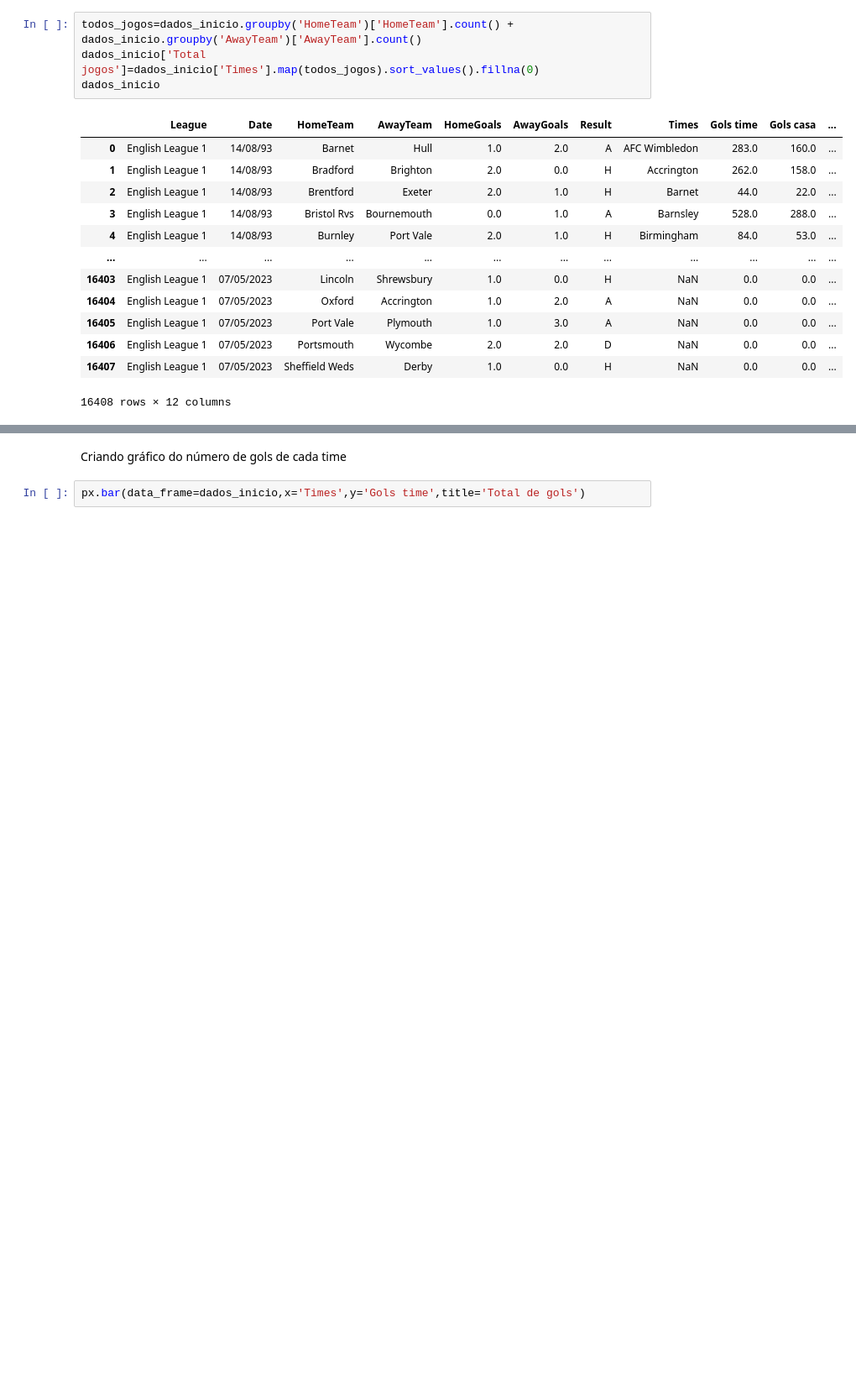
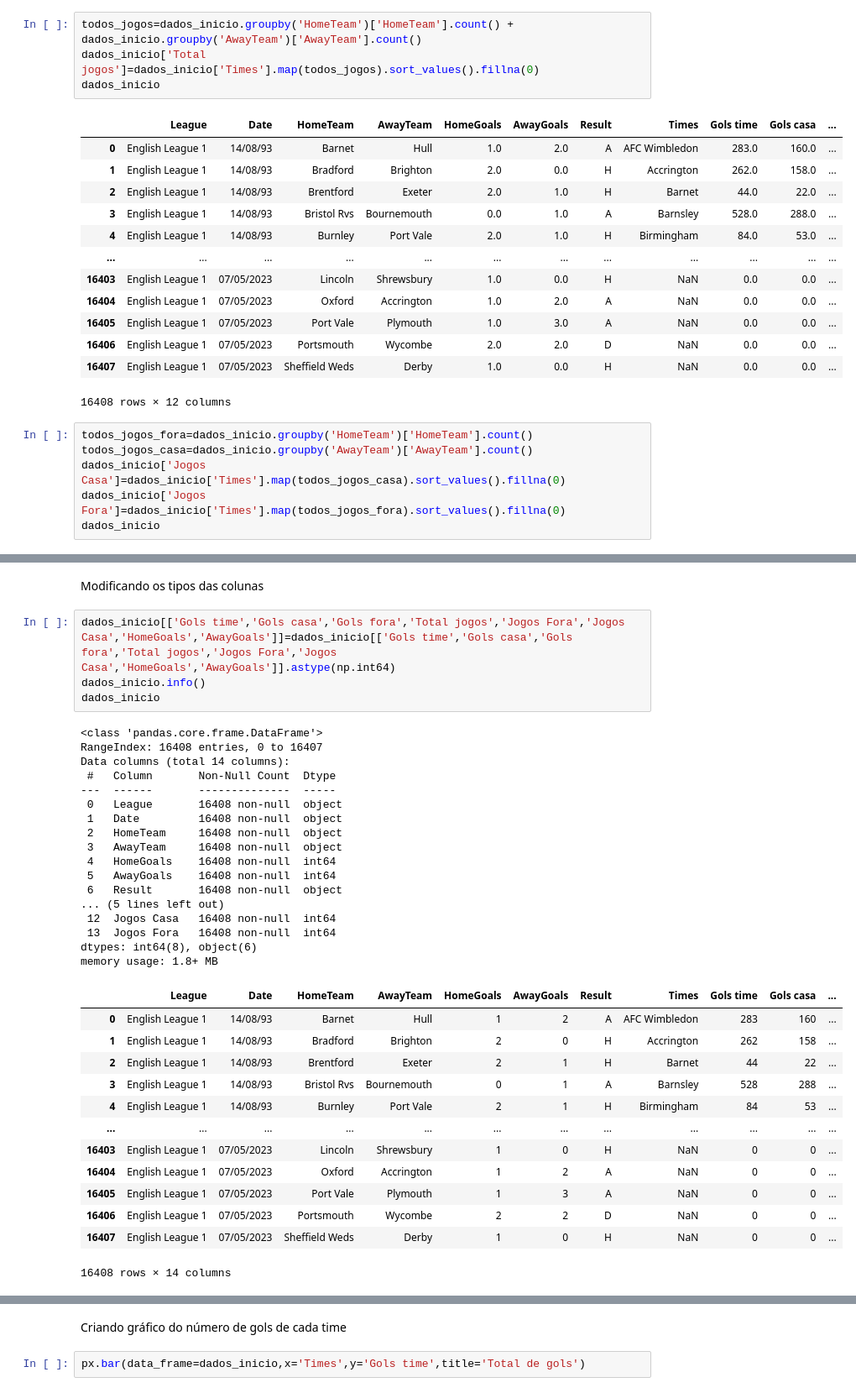
Before and after one commit to Jgabriel1800/Times_ingleses, a Jupyter notebook: premierleague.ipynb, the cells around one changed output, grey strips where cells are left out. Shown at 84% size. Drawn from its saved outputs; the diff is of its cells as text; blank space fills up the shorter version.

```diff
--- a/premierleague.ipynb
+++ b/premierleague.ipynb
@@ -182,3 +182,9 @@ dados_inicio
 | 16406 | English League 1 | 07/05/2023 | Portsmouth | Wycombe | 2.0 | 2.0 | D | NaN | 0.0 | 0.0 | ... |
 | 16407 | English League 1 | 07/05/2023 | Sheffield Weds | Derby | 1.0 | 0.0 | H | NaN | 0.0 | 0.0 | ... |
 16408 rows × 12 columns
+# %%
+todos_jogos_fora=dados_inicio.groupby('HomeTeam')['HomeTeam'].count()
+todos_jogos_casa=dados_inicio.groupby('AwayTeam')['AwayTeam'].count()
+dados_inicio['Jogos Casa']=dados_inicio['Times'].map(todos_jogos_casa).sort_values().fillna(0)
+dados_inicio['Jogos Fora']=dados_inicio['Times'].map(todos_jogos_fora).sort_values().fillna(0)
+dados_inicio
@@ -184,0 +205,37 @@ dados_inicio
+# %% [markdown]
+Modificando os tipos das colunas
+# %%
+dados_inicio[['Gols time','Gols casa','Gols fora','Total jogos','Jogos Fora','Jogos Casa','HomeGoals','AwayGoals']]=dados_inicio[['Gols time','Gols casa','Gols fora','Total jogos','Jogos Fora','Jogos Casa','HomeGoals','AwayGoals']].astype(np.int64)
+dados_inicio.info()
+dados_inicio
+# %% [output]
+<class 'pandas.core.frame.DataFrame'>
+RangeIndex: 16408 entries, 0 to 16407
+Data columns (total 14 columns):
+ #   Column       Non-Null Count  Dtype
+---  ------       --------------  -----
+ 0   League       16408 non-null  object
+ 1   Date         16408 non-null  object
+ 2   HomeTeam     16408 non-null  object
+ 3   AwayTeam     16408 non-null  object
+ 4   HomeGoals    16408 non-null  int64
+ 5   AwayGoals    16408 non-null  int64
+ 6   Result       16408 non-null  object
+... (5 lines left out)
+ 12  Jogos Casa   16408 non-null  int64
+ 13  Jogos Fora   16408 non-null  int64
+dtypes: int64(8), object(6)
+memory usage: 1.8+ MB
+|  | League | Date | HomeTeam | AwayTeam | HomeGoals | AwayGoals | Result | Times | Gols time | Gols casa | ... |
+| 0 | English League 1 | 14/08/93 | Barnet | Hull | 1 | 2 | A | AFC Wimbledon | 283 | 160 | ... |
+| 1 | English League 1 | 14/08/93 | Bradford | Brighton | 2 | 0 | H | Accrington | 262 | 158 | ... |
+| 2 | English League 1 | 14/08/93 | Brentford | Exeter | 2 | 1 | H | Barnet | 44 | 22 | ... |
+| 3 | English League 1 | 14/08/93 | Bristol Rvs | Bournemouth | 0 | 1 | A | Barnsley | 528 | 288 | ... |
+| 4 | English League 1 | 14/08/93 | Burnley | Port Vale | 2 | 1 | H | Birmingham | 84 | 53 | ... |
+| ... | ... | ... | ... | ... | ... | ... | ... | ... | ... | ... | ... |
+| 16403 | English League 1 | 07/05/2023 | Lincoln | Shrewsbury | 1 | 0 | H | NaN | 0 | 0 | ... |
+| 16404 | English League 1 | 07/05/2023 | Oxford | Accrington | 1 | 2 | A | NaN | 0 | 0 | ... |
+| 16405 | English League 1 | 07/05/2023 | Port Vale | Plymouth | 1 | 3 | A | NaN | 0 | 0 | ... |
+| 16406 | English League 1 | 07/05/2023 | Portsmouth | Wycombe | 2 | 2 | D | NaN | 0 | 0 | ... |
+| 16407 | English League 1 | 07/05/2023 | Sheffield Weds | Derby | 1 | 0 | H | NaN | 0 | 0 | ... |
+16408 rows × 14 columns
```
Also changed, not shown: parts of 8 cells of this notebook.
